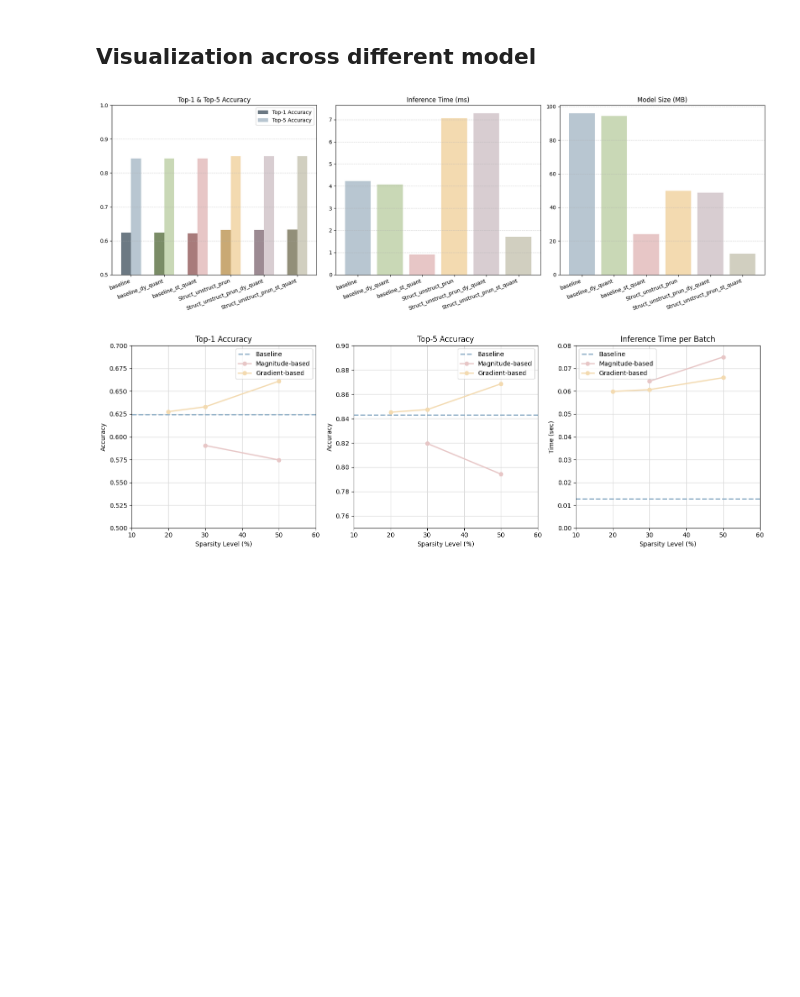
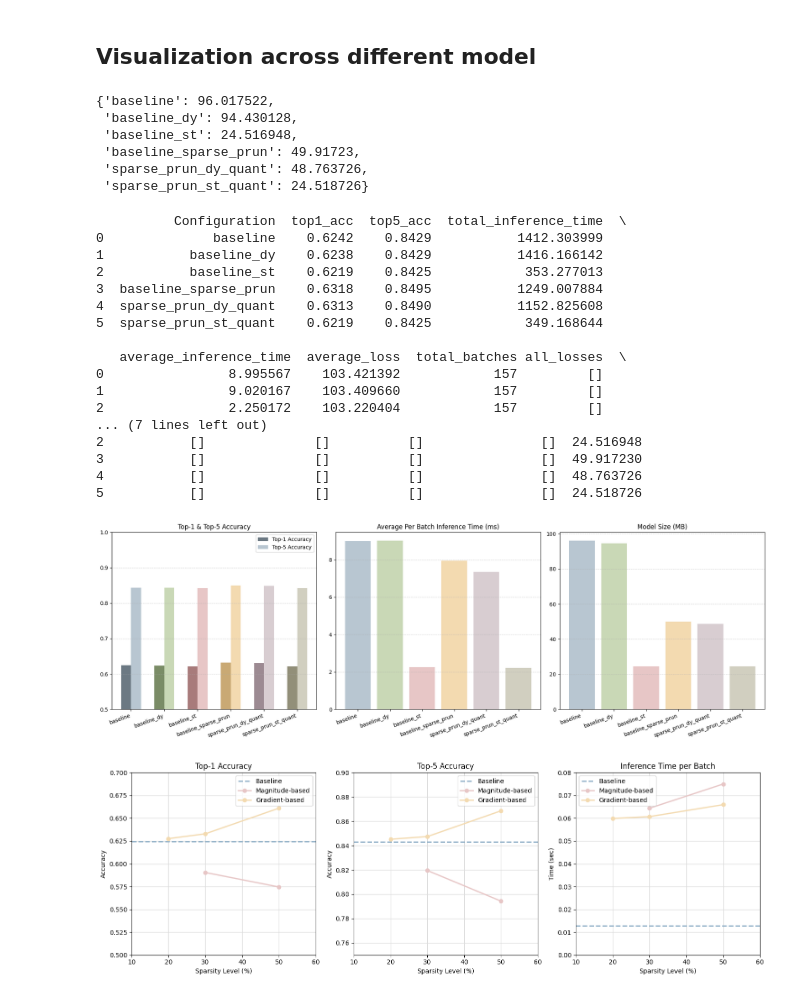
Before and after one commit to lakshyasuri/ModelCompressionAnalysis, a Jupyter notebook: restNet50_plots(do_not_run!!!).ipynb, the cells around one changed output. Cells and saved outputs as stored; diff of their text form; code cells hidden in the pictures; blank space fills up the shorter version.

Commit message:
adds plotting changes

```diff
--- a/restNet50_plots(do_not_run!!!).ipynb
+++ b/restNet50_plots(do_not_run!!!).ipynb
@@ -257,63 +256,112 @@ ModuleNotFoundError: No module named 'ace_tools'
 [figure]
 # %% [markdown]
 ## Visualization across different model
+# %%
+model_base_path = Path.cwd() / Path("./saved_models/resnet")
+model_size = {
+    "baseline": (model_base_path /"resnet50_baseline_model.pth").stat().st_size / 1e6,
+    "baseline_dy": (model_base_path / "resnet50_base_dy_quant_model.pth").stat().st_size / 1e6,
+    "baseline_st": (model_base_path / "resnet50_base_st_quant_model.pth").stat().st_size / 1e6,
+    "baseline_sparse_prun": (model_base_path / "resnet50_structured_pruned_SparseML40%_finalized_model.pth").stat().st_size / 1e6,
+    "sparse_prun_dy_quant": (model_base_path / "resnet50_sparse_prun_dy_quant_model.pth").stat().st_size / 1e6,
+    "sparse_prun_st_quant": (model_base_path / "resnet50_sparse_prun_st_quant_model.pth").stat().st_size / 1e6
+}
+# %%
+model_size
+# %% [output]
+{'baseline': 96.017522,
+ 'baseline_dy': 94.430128,
+ 'baseline_st': 24.516948,
+ 'baseline_sparse_prun': 49.91723,
+ 'sparse_prun_dy_quant': 48.763726,
+ 'sparse_prun_st_quant': 24.518726}
 # %%
+# Reload the updated JSON file
+plot_path = Path.cwd() / Path("plots/resNet50")
+metrics_path = Path("./model_metrics/resnet50")
+file_names = ["baseline_metrics.json", "baseline_dy_metrics.json", "baseline_st_metrics.json",
+              "baseline_sparse_prun_metrics.json", "sparse_prun_dy_quant_metrics.json", "sparse_prun_st_quant_metrics.json"]
+final_dict = {}
+for fname in file_names:
+    path = metrics_path / fname
+    key = fname.replace("_metrics.json", "")
+    with path.open("r") as f:
+        final_dict[key] = json.load(f)
+    final_dict[key]['size'] = model_size[key]
 
-# Reload the updated JSON file
-file_path_updated = "resnet_quantized_metrics.json"
-with open(file_path_updated, "r") as file:
-    updated_data = json.load(file)
+# file_path_updated = "resnet_quantized_metrics.json"
+# with open(file_path_updated, "r") as file:
+#     updated_data = json.load(file)
 
 # Convert to DataFrame
-df_updated = pd.DataFrame.from_dict(updated_data, orient='index')
+df_updated = pd.DataFrame.from_dict(final_dict, orient='index')
 df_updated.reset_index(inplace=True)
 df_updated.rename(columns={'index': 'Configuration'}, inplace=True)
+print(df_updated)
 
 # Define Morandi-inspired color palette (light/dark pairs)
 morandi_colors = {
     'baseline': ('#b8c6d1', '#6c7983'),
-    'baseline_dy_quant': ('#c9d8b6', '#7a8c66'),
-    'baseline_st_quant': ('#e7c6c6', '#a87b7b'),
-    'Struct_unstruct_prun': ('#f3dab0', '#c9a974'),
-    'Struct_unstruct_prun_dy_quant': ('#d8cdd1', '#9c8a92'),
-    'Struct_unstruct_prun_st_quant': ('#d1cfc0', '#928f79')
+    'baseline_dy': ('#c9d8b6', '#7a8c66'),
+    'baseline_st': ('#e7c6c6', '#a87b7b'),
+    'baseline_sparse_prun': ('#f3dab0', '#c9a974'),
+    'sparse_prun_dy_quant': ('#d8cdd1', '#9c8a92'),
+    'sparse_prun_st_quant': ('#d1cfc0', '#928f79')
 }
 
 top1_colors = [morandi_colors[conf][1] for conf in df_updated['Configuration']]
 top5_colors = [morandi_colors[conf][0] for conf in df_updated['Configuration']]
 bar_colors = [morandi_colors[conf][0] for conf in df_updated['Configuration']]
 
 fig, axs = plt.subplots(1, 3, figsize=(18, 6))
 x = np.arange(len(df_updated))
 
 # --- Top-1 & Top-5 Accuracy ---
 axs[0].bar(x - 0.15, df_updated['top1_acc'], width=0.3, label='Top-1 Accuracy', color=top1_colors)
 axs[0].bar(x + 0.15, df_updated['top5_acc'], width=0.3, label='Top-5 Accuracy', color=top5_colors)
 axs[0].set_title('Top-1 & Top-5 Accuracy')
 axs[0].set_xticks(x)
 axs[0].set_xticklabels(df_updated['Configuration'], rotation=20, ha='right')
 axs[0].set_ylim(0.5, 1.0)
 axs[0].legend()
 axs[0].grid(axis='y', linestyle='--', alpha=0.5)
 
 # --- Inference Time ---
-axs[1].bar(x, df_updated['inference_time'], color=bar_colors)
-axs[1].set_title('Inference Time (ms)')
+axs[1].bar(x, df_updated['average_inference_time'], color=bar_colors)
+axs[1].set_title('Average Per Batch Inference Time (ms)')
 axs[1].set_xticks(x)
 axs[1].set_xticklabels(df_updated['Configuration'], rotation=20, ha='right')
 axs[1].grid(axis='y', linestyle='--', alpha=0.5)
 
 # --- Model Size ---
 axs[2].bar(x, df_updated['size'], color=bar_colors)
 axs[2].set_title('Model Size (MB)')
 axs[2].set_xticks(x)
 axs[2].set_xticklabels(df_updated['Configuration'], rotation=20, ha='right')
 axs[2].grid(axis='y', linestyle='--', alpha=0.5)
 
 plt.tight_layout()
-plt.show()
+# plt.show()
+plt.savefig(plot_path / "restNet50_combined_comparison.png")
 # %% [output]
+          Configuration  top1_acc  top5_acc  total_inference_time  \
+0              baseline    0.6242    0.8429           1412.303999
+1           baseline_dy    0.6238    0.8429           1416.166142
+2           baseline_st    0.6219    0.8425            353.277013
+3  baseline_sparse_prun    0.6318    0.8495           1249.007884
+4  sparse_prun_dy_quant    0.6313    0.8490           1152.825608
+5  sparse_prun_st_quant    0.6219    0.8425            349.168644
+
+   average_inference_time  average_loss  total_batches all_losses  \
+0                8.995567    103.421392            157         []
+1                9.020167    103.409660            157         []
+2                2.250172    103.220404            157         []
+... (7 lines left out)
+2           []              []          []               []  24.516948
+3           []              []          []               []  49.917230
+4           []              []          []               []  48.763726
+5           []              []          []               []  24.518726
-[figure, old version]
+[figure, new version]
 # %%
 # Reload the JSON data
 with open("pytorch_unstructured_pruned_metrics.json", "r") as f:
```
Also changed, not shown: parts of 1 cell of this notebook, 14 other files.
